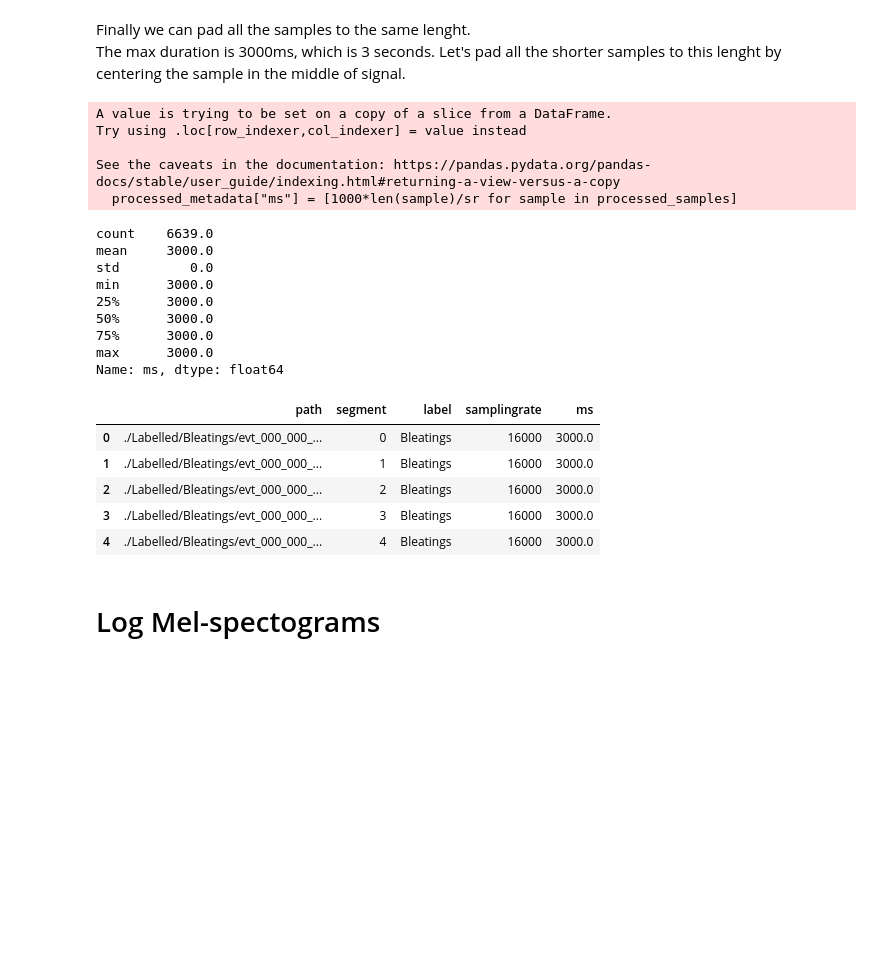
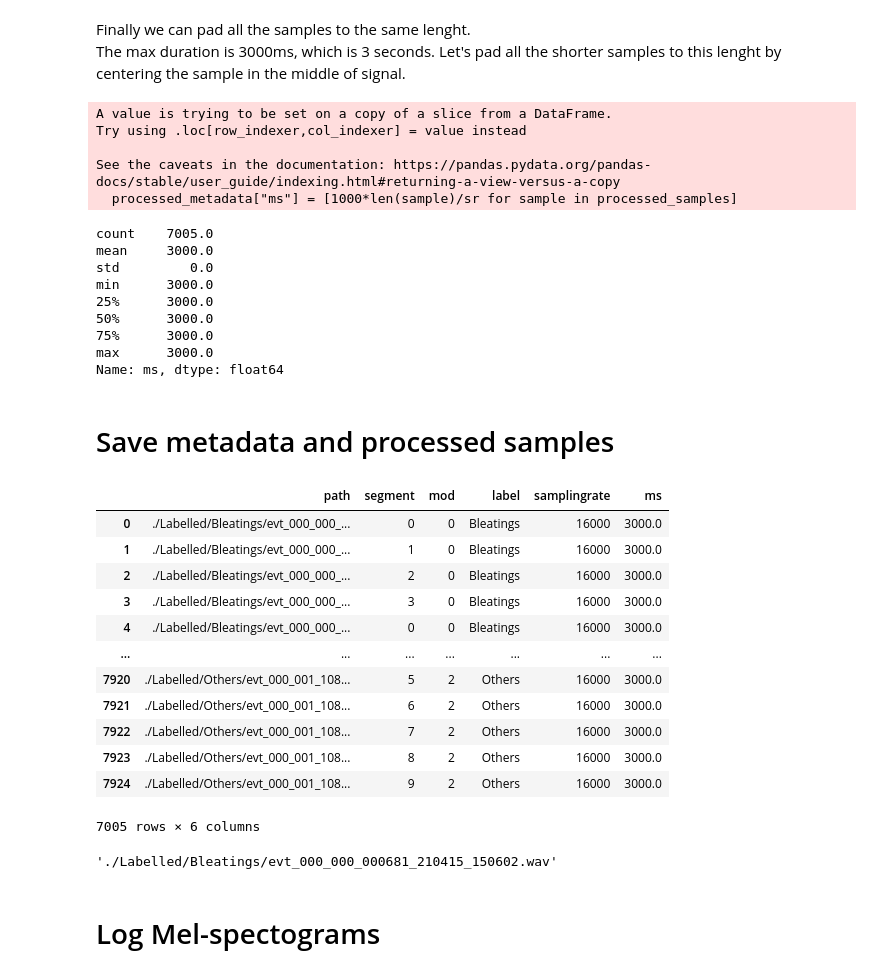
Before and after one commit to nicolasfacchinetti97/vocapra-apr-project, a Jupyter notebook: elaboration.ipynb, the cells around one changed output. Cells and saved outputs as stored; diff of their text form; code cells hidden in the pictures; blank space fills up the shorter version.

Commit message:
elaboration with data augmentation and clustering fixed

```diff
--- a/elaboration.ipynb
+++ b/elaboration.ipynb
@@ -79,7 +226,8 @@ All the samples must be splitted
 # %%
 def split_in_equal(sample, sr, maxd):
     buffer = maxd * sr
-    step = maxd/2
+    # step = maxd/2
+    step = maxd
     samples_total = len(sample)
     samples_wrote = 0
     next_buffer = 0
@@ -105,18 +262,18 @@ def split_in_equal(sample, sr, maxd):
 split_samples = []
 split_metadata = []
 for c, sample in enumerate(tqdm_notebook(samples)):
-    if metadata.iloc[c]["ms"] > max_len*1000:
+    if metadata_extended.iloc[c]["ms"] > max_len*1000:
         splitted_sample = split_in_equal(sample, sr, max_len)
         split_samples += splitted_sample
-        new_metadata = [[metadata.iloc[c]["path"],
+        new_metadata = [[metadata_extended.iloc[c]["path"],
                          i,
-                         metadata.iloc[c]["label"],
+                         metadata_extended.iloc[c]["label"],
                          sr,
-                         len(s),
-                         1000*len(s)/sr]
+                         1000*len(s)/sr,
+                         metadata_extended.iloc[c]["mod"]]
                          for i, s in enumerate(splitted_sample)]
         split_metadata += new_metadata
 
-split_metadata = pd.DataFrame(split_metadata, columns=["path", "segment", "label", "samplingrate", "nframes", "ms"])
+split_metadata = pd.DataFrame(split_metadata, columns=["path", "segment", "label", "samplingrate", "ms", "mod"])
 split_metadata
 # %% [output]
@@ -176,8 +331,8 @@ metadata_clean = []
 for sample in tqdm_notebook(denoise_trim_samples):
     nframe = len(sample)
     length = 1000*nframe/sr
-    metadata_clean.append([nframe, length])
+    metadata_clean.append([length])
 
-split_metadata_trim = pd.concat([split_metadata, pd.DataFrame(metadata_clean, columns = ["nframes_trim", "ms_trim"])], axis=1)
+split_metadata_trim = pd.concat([split_metadata, pd.DataFrame(metadata_clean, columns = ["ms_trim"])], axis=1)
 split_metadata_trim.head()
 # %% [output]
@@ -257,7 +420,7 @@ def zero_pad_data(sample, sr, length):
 
 processed_samples = [zero_pad_data(sample, sr, 3) for sample in processed_samples]
 # %%
-processed_metadata = split_metadata_trim[["path", "segment", "label", "samplingrate"]]
+processed_metadata = split_metadata_trim[["path", "segment", "mod", "label", "samplingrate"]]
 
 processed_metadata["ms"] = [1000*len(sample)/sr for sample in processed_samples]
 #length_info = [1000*len(sample)/sr for sample in processed_samples]
@@ -270,7 +433,7 @@ Try using .loc[row_indexer,col_indexer] = value instead
 
 See the caveats in the documentation: https://pandas.pydata.org/pandas-docs/stable/user_guide/indexing.html#returning-a-view-versus-a-copy
   processed_metadata["ms"] = [1000*len(sample)/sr for sample in processed_samples]
-count    6639.0
+count    7005.0
 mean     3000.0
 std         0.0
 min      3000.0
@@ -279,13 +442,26 @@ min      3000.0
 75%      3000.0
 max      3000.0
 Name: ms, dtype: float64
+# %% [markdown]
+# Save metadata and processed samples
 # %%
 processed_metadata.to_csv("processed_metadata.csv", index=False)
-processed_metadata.head()
+processed_metadata
 # %% [output]
-|  | path | segment | label | samplingrate | ms |
-| 0 | ./Labelled/Bleatings/evt_000_000_... | 0 | Bleatings | 16000 | 3000.0 |
-| 1 | ./Labelled/Bleatings/evt_000_000_... | 1 | Bleatings | 16000 | 3000.0 |
-| 2 | ./Labelled/Bleatings/evt_000_000_... | 2 | Bleatings | 16000 | 3000.0 |
-| 3 | ./Labelled/Bleatings/evt_000_000_... | 3 | Bleatings | 16000 | 3000.0 |
-| 4 | ./Labelled/Bleatings/evt_000_000_... | 4 | Bleatings | 16000 | 3000.0 |
+|  | path | segment | mod | label | samplingrate | ms |
+| 0 | ./Labelled/Bleatings/evt_000_000_... | 0 | 0 | Bleatings | 16000 | 3000.0 |
+| 1 | ./Labelled/Bleatings/evt_000_000_... | 1 | 0 | Bleatings | 16000 | 3000.0 |
+| 2 | ./Labelled/Bleatings/evt_000_000_... | 2 | 0 | Bleatings | 16000 | 3000.0 |
+| 3 | ./Labelled/Bleatings/evt_000_000_... | 3 | 0 | Bleatings | 16000 | 3000.0 |
+| 4 | ./Labelled/Bleatings/evt_000_000_... | 0 | 0 | Bleatings | 16000 | 3000.0 |
+| ... | ... | ... | ... | ... | ... | ... |
+| 7920 | ./Labelled/Others/evt_000_001_108... | 5 | 2 | Others | 16000 | 3000.0 |
+| 7921 | ./Labelled/Others/evt_000_001_108... | 6 | 2 | Others | 16000 | 3000.0 |
+| 7922 | ./Labelled/Others/evt_000_001_108... | 7 | 2 | Others | 16000 | 3000.0 |
+| 7923 | ./Labelled/Others/evt_000_001_108... | 8 | 2 | Others | 16000 | 3000.0 |
+| 7924 | ./Labelled/Others/evt_000_001_108... | 9 | 2 | Others | 16000 | 3000.0 |
+7005 rows × 6 columns
+# %%
+processed_metadata.iloc[1]["path"]
+# %% [output]
+'./Labelled/Bleatings/evt_000_000_000681_210415_150602.wav'
```
Also changed, not shown: parts of 36 cells of this notebook, 4 other files.
